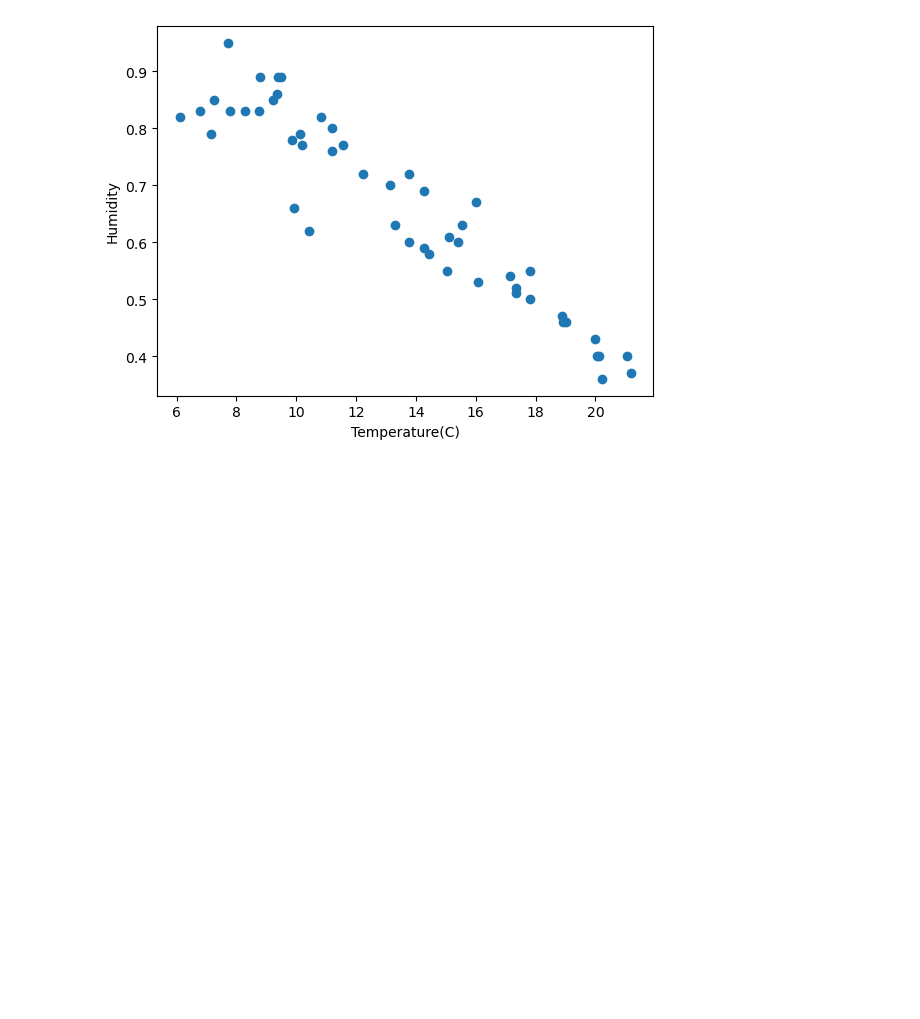
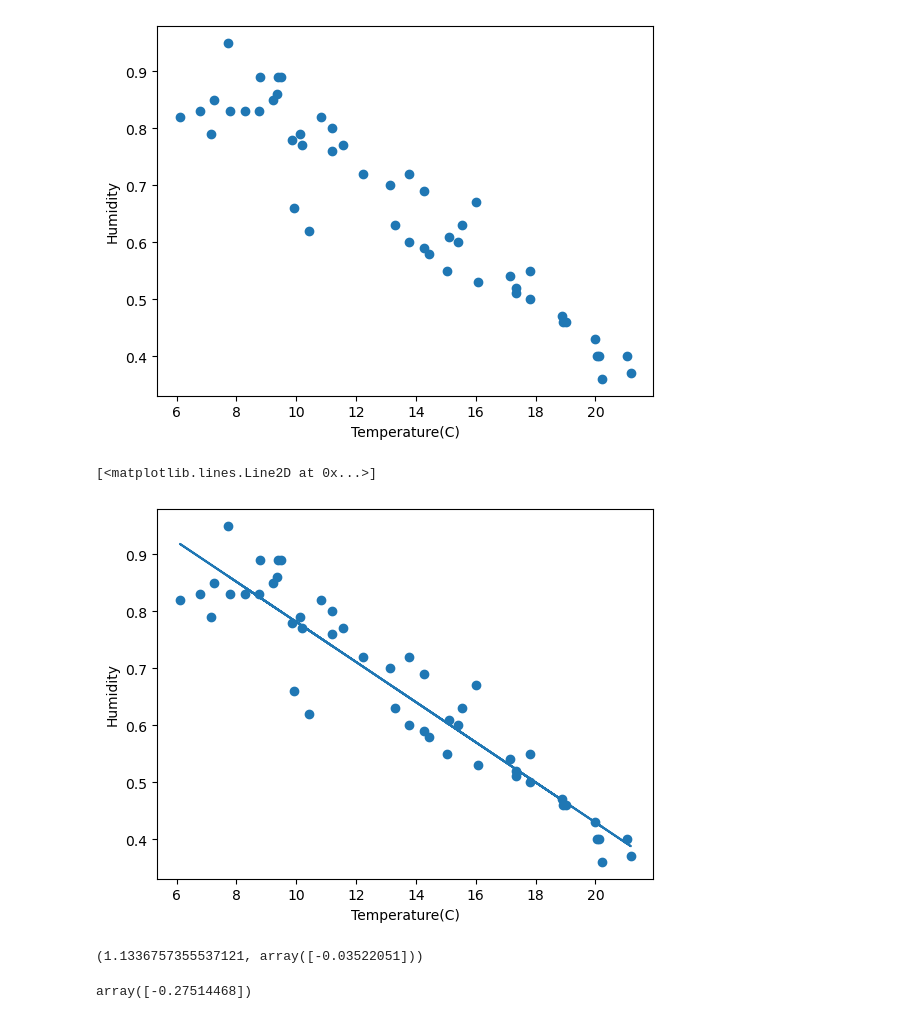
Before and after one commit to MaryNankya/Machine-Learning, a Jupyter notebook: Simple Linear Regression.ipynb, the cells around one changed output. Cells and saved outputs as stored; diff of their text form; code cells hidden in the pictures; blank space fills up the shorter version.

Commit message:
Added linear regression

```diff
--- a/Simple Linear Regression.ipynb
+++ b/Simple Linear Regression.ipynb
@@ -33,3 +33,32 @@ plt.ylabel("Humidity")
 # %% [output]
 Text(0, 0.5, 'Humidity')
 [figure]
+# %%
+from sklearn.linear_model import LinearRegression
+
+x = weather_data["Temperature(C)"].values.reshape(-1,1)
+y = weather_data["Humidity"]
+
+lr_model = LinearRegression()
+lr_model.fit(x, y)
+y_pred = lr_model.predict(x)
+
+plt.scatter(x,y)
+plt.xlabel("Temperature(C)")
+plt.ylabel("Humidity")
+
+plt.plot(x, y_pred)
+# %% [output]
+[<matplotlib.lines.Line2D at 0x...>]
+[figure, added]
+# %%
+theta_0 = lr_model.intercept_
+theta_1 = lr_model.coef_
+theta_0, theta_1
+# %% [output]
+(1.1336757355537121, array([-0.03522051]))
+# %%
+y_pred = lr_model.predict(np.array([40]).reshape(1,1))
+y_pred
+# %% [output]
+array([-0.27514468])
```
